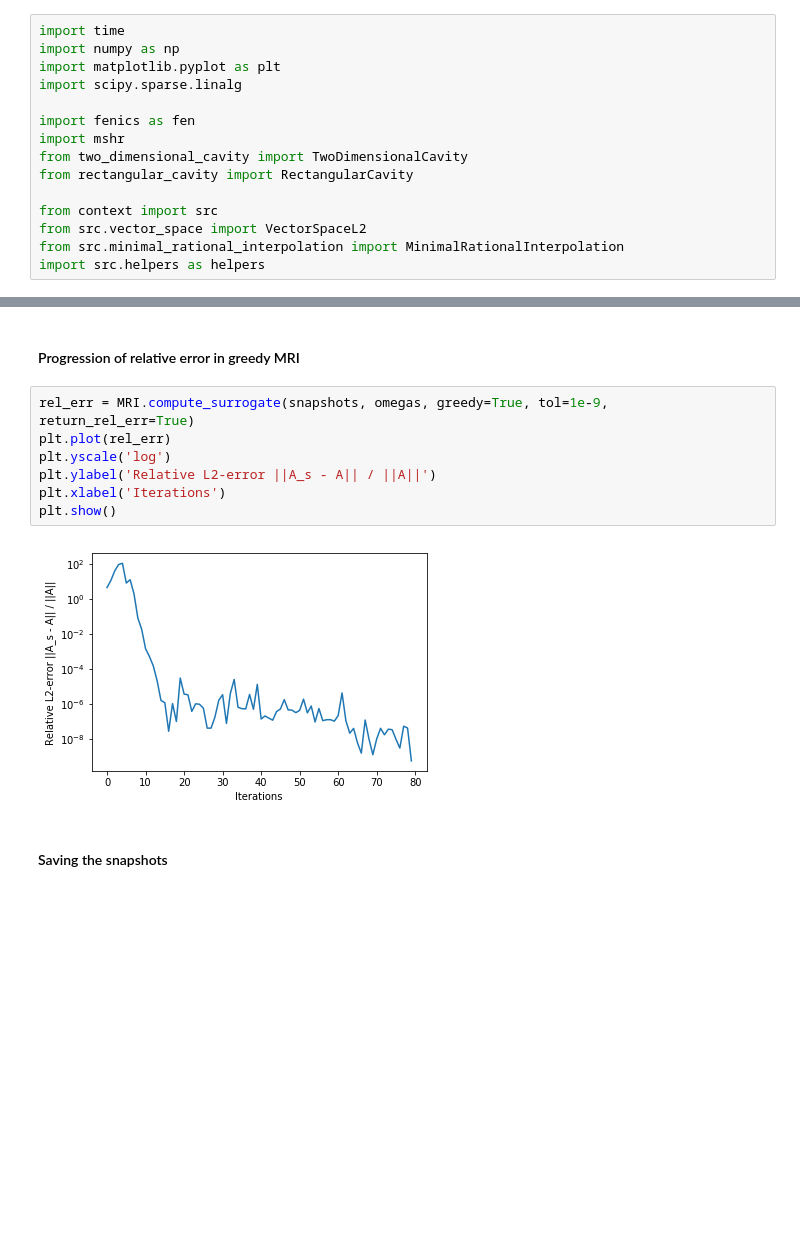
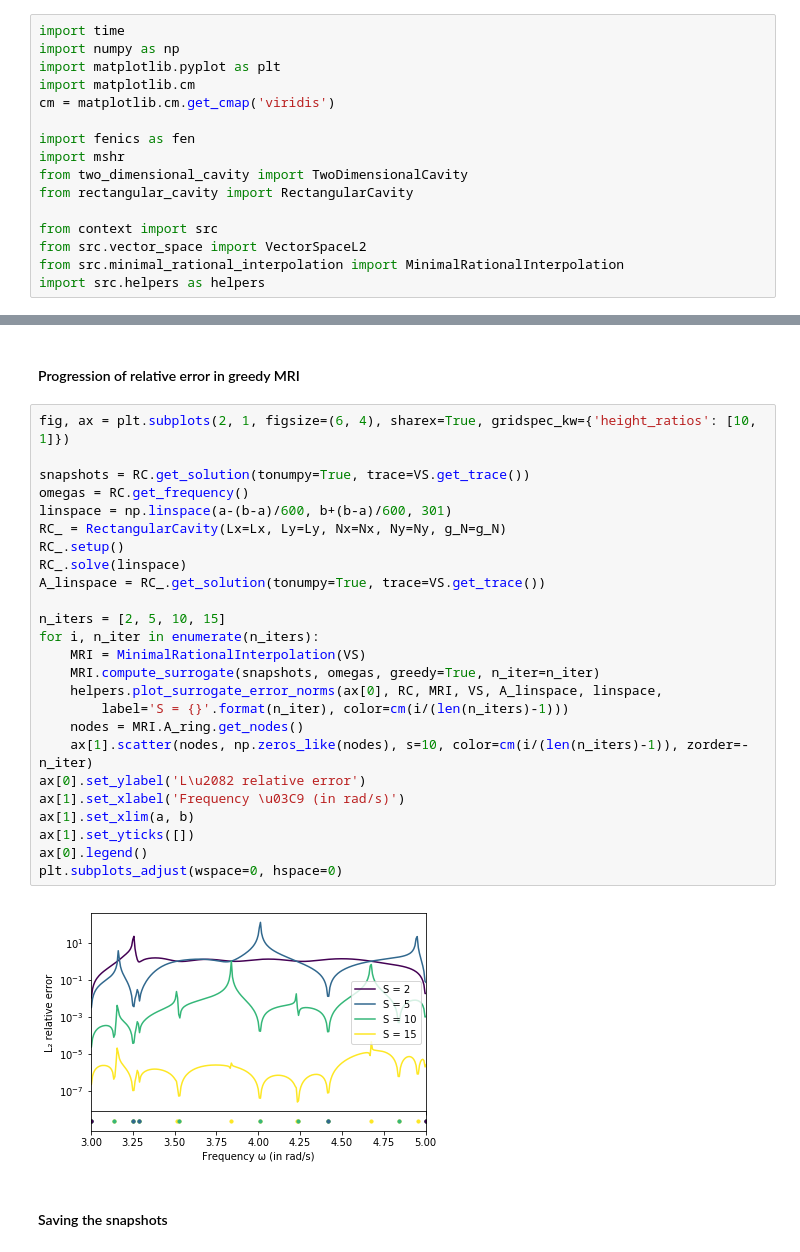
Before and after one commit to FMatti/Maxwell-MRI, a Jupyter notebook: examples/resonant_cavity/resonant_cavity.ipynb, the cells around one changed output, grey strips where cells are left out. Saved outputs shown, nothing was run; the diff lists cells and outputs as text; blank space fills up the shorter version.

```diff
--- a/examples/resonant_cavity/resonant_cavity.ipynb
+++ b/examples/resonant_cavity/resonant_cavity.ipynb
@@ -11,7 +14,8 @@ os.chdir('/home/fenics/shared/examples/resonant_cavity')
 import time
 import numpy as np
 import matplotlib.pyplot as plt
-import scipy.sparse.linalg
+import matplotlib.cm
+cm = matplotlib.cm.get_cmap('viridis')
 
 import fenics as fen
 import mshr
@@ -85,14 +89,32 @@ plt.show()
 # %% [markdown]
 #### Progression of relative error in greedy MRI
-# %%
-rel_err = MRI.compute_surrogate(snapshots, omegas, greedy=True, tol=1e-9, return_rel_err=True)
-plt.plot(rel_err)
-plt.yscale('log')
-plt.ylabel('Relative L2-error ||A_s - A|| / ||A||')
-plt.xlabel('Iterations')
-plt.show()
-# %% [output]
-[figure, removed]
+# %%
+fig, ax = plt.subplots(2, 1, figsize=(6, 4), sharex=True, gridspec_kw={'height_ratios': [10, 1]})
+
+snapshots = RC.get_solution(tonumpy=True, trace=VS.get_trace())
+omegas = RC.get_frequency()
+linspace = np.linspace(a-(b-a)/600, b+(b-a)/600, 301)
+RC_ = RectangularCavity(Lx=Lx, Ly=Ly, Nx=Nx, Ny=Ny, g_N=g_N)
+RC_.setup()
+RC_.solve(linspace)
+A_linspace = RC_.get_solution(tonumpy=True, trace=VS.get_trace())
+
+n_iters = [2, 5, 10, 15]
+for i, n_iter in enumerate(n_iters):
+    MRI = MinimalRationalInterpolation(VS)
+    MRI.compute_surrogate(snapshots, omegas, greedy=True, n_iter=n_iter)
+    helpers.plot_surrogate_error_norms(ax[0], RC, MRI, VS, A_linspace, linspace,
+        label='S = {}'.format(n_iter), color=cm(i/(len(n_iters)-1)))
+    nodes = MRI.A_ring.get_nodes()
+    ax[1].scatter(nodes, np.zeros_like(nodes), s=10, color=cm(i/(len(n_iters)-1)), zorder=-n_iter)
+ax[0].set_ylabel('L\u2082 relative error')
+ax[1].set_xlabel('Frequency \u03C9 (in rad/s)')
+ax[1].set_xlim(a, b)
+ax[1].set_yticks([])
+ax[0].legend()
+plt.subplots_adjust(wspace=0, hspace=0)
+# %% [output]
+[figure, added]
 # %% [markdown]
 #### Saving the snapshots
 # %%
```
Also changed, not shown: parts of 14 cells of this notebook, 3 other files.
